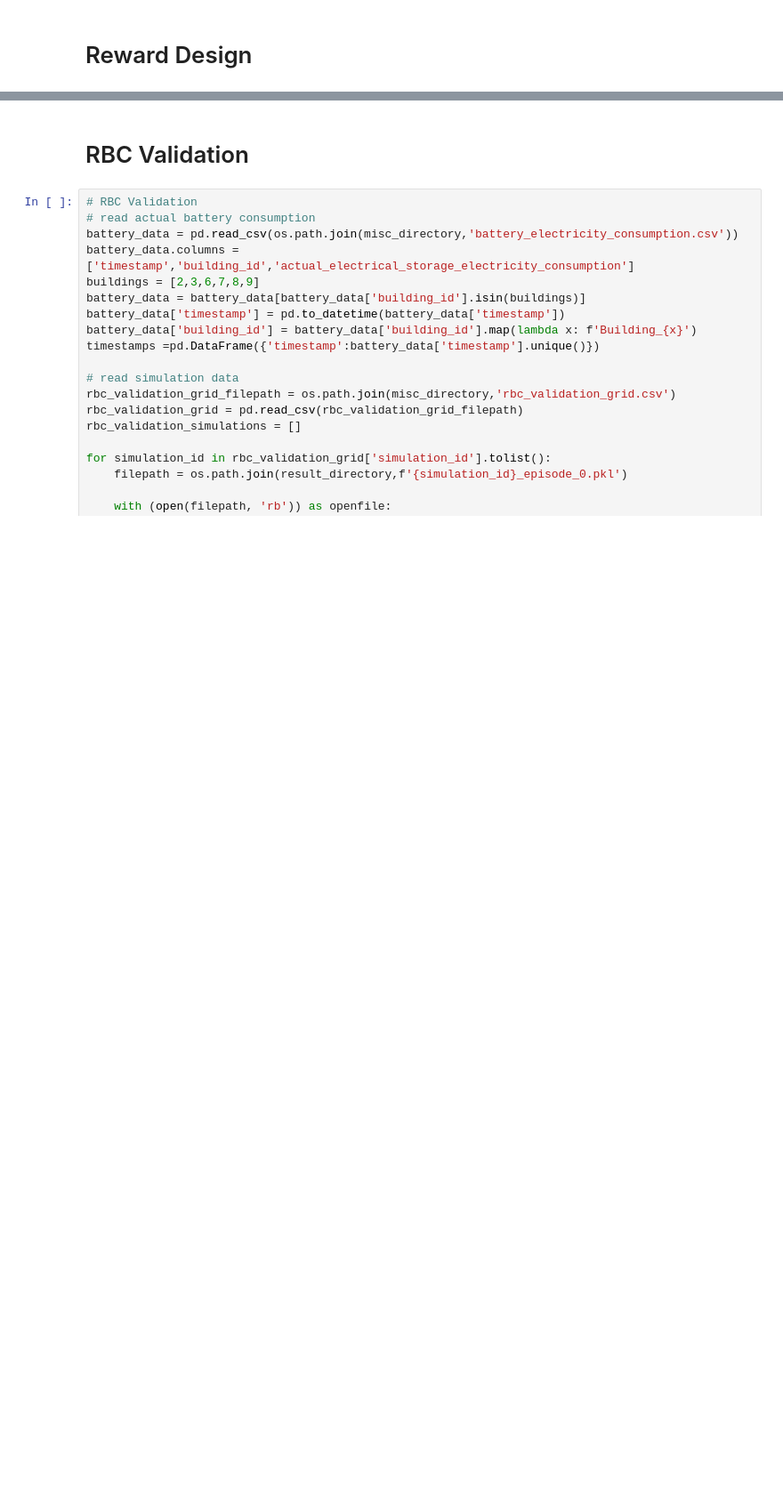
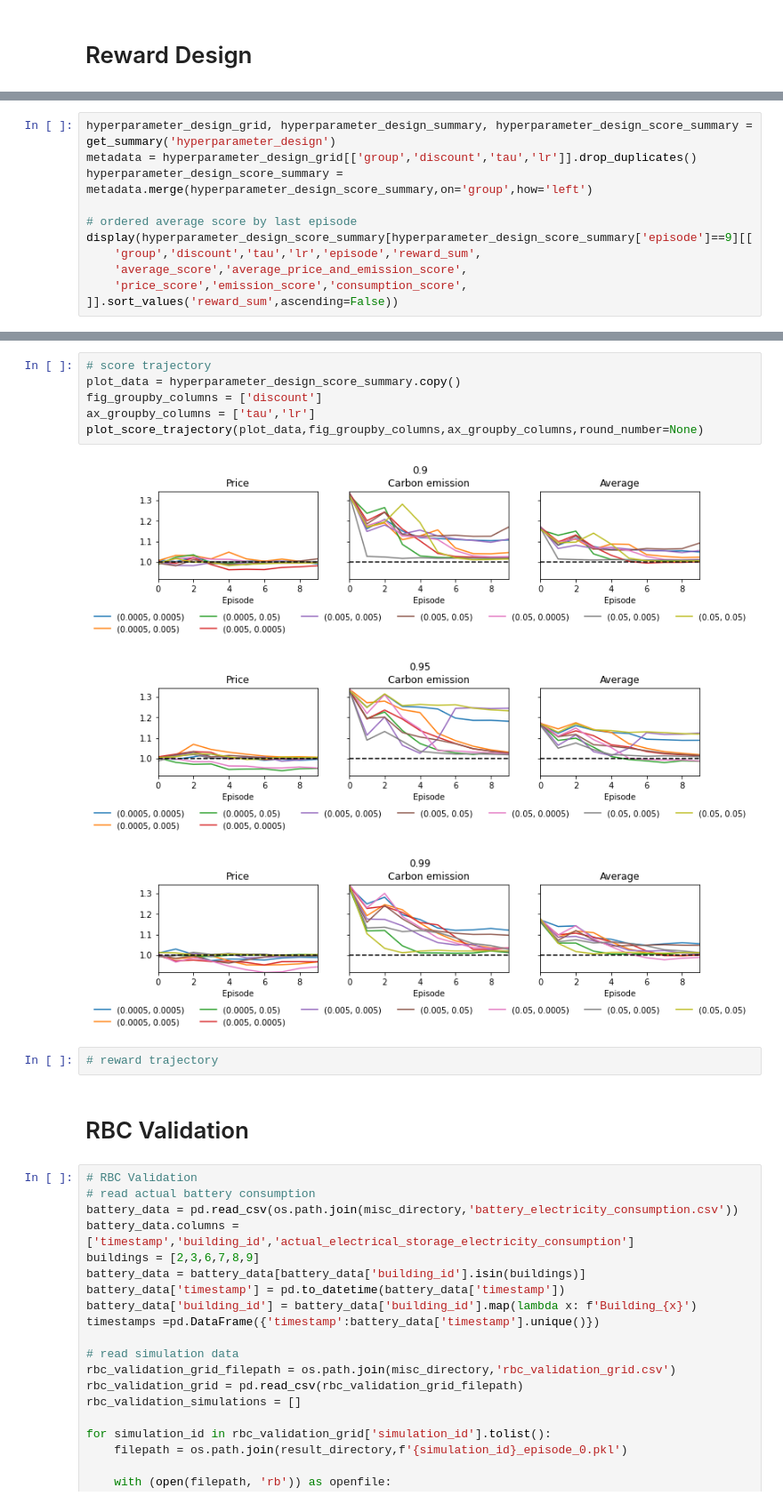
Before and after one commit to intelligent-environments-lab/merlin-apen-2023, a Jupyter notebook: src/experiment_result.ipynb, the cells around one changed output, grey strips where cells are left out. Shown at 89% size. Cells and saved outputs as stored; diff of their text form; blank space fills up the shorter version.

```diff
--- a/src/experiment_result.ipynb
+++ b/src/experiment_result.ipynb
@@ -176,0 +143,11 @@ for reward_type, type_group in plot_data.groupby('type'):
+# %%
+hyperparameter_design_grid, hyperparameter_design_summary, hyperparameter_design_score_summary = get_summary('hyperparameter_design')
+metadata = hyperparameter_design_grid[['group','discount','tau','lr']].drop_duplicates()
+hyperparameter_design_score_summary = metadata.merge(hyperparameter_design_score_summary,on='group',how='left')
+
+# ordered average score by last episode
+display(hyperparameter_design_score_summary[hyperparameter_design_score_summary['episode']==9][[
+    'group','discount','tau','lr','episode','reward_sum',
+    'average_score','average_price_and_emission_score',
+    'price_score','emission_score','consumption_score',
+]].sort_values('reward_sum',ascending=False))
@@ -177,3 +172,15 @@ for reward_type, type_group in plot_data.groupby('type'):
+# %%
+# score trajectory
+plot_data = hyperparameter_design_score_summary.copy()
+fig_groupby_columns = ['discount']
+ax_groupby_columns = ['tau','lr']
+plot_score_trajectory(plot_data,fig_groupby_columns,ax_groupby_columns,round_number=None)
+# %% [output]
+[figure, added]
+[figure, added]
+[figure, added]
+# %%
+# reward trajectory
 # %% [markdown]
 # RBC Validation
 # %%
```
Also changed, not shown: parts of 10 cells of this notebook, 2 other files.
